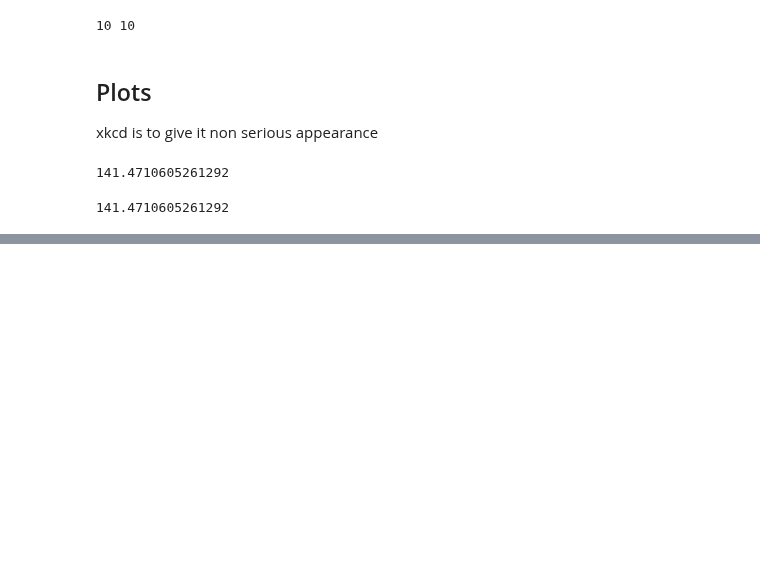
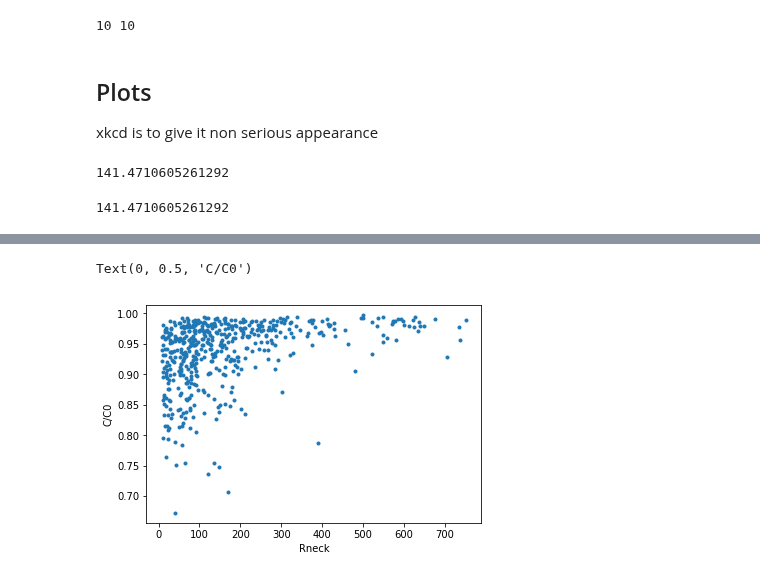
Before and after one commit to p-serna/SpineModel, a Jupyter notebook: Proper Spine Model - Inhibition outside x2.ipynb, the cells around one changed output, grey strips where cells are left out. Cells and saved outputs as stored; diff of their text form; code cells hidden in the pictures; blank space fills up the shorter version.

```diff
--- a/Proper Spine Model - Inhibition outside x2.ipynb
+++ b/Proper Spine Model - Inhibition outside x2.ipynb
@@ -614,0 +626,7 @@ vlines(0.0,0.65,1.0,linestyle="--")
+# %%
+plot(sis['Rneck'],mes[:,4]/mes0[:,4],'.')
+xlabel('Rneck')
+ylabel('C/C0')
+# %% [output]
+Text(0, 0.5, 'C/C0')
+[figure, added]
```
Also changed, not shown: parts of 5 cells of this notebook, 32 other files.
